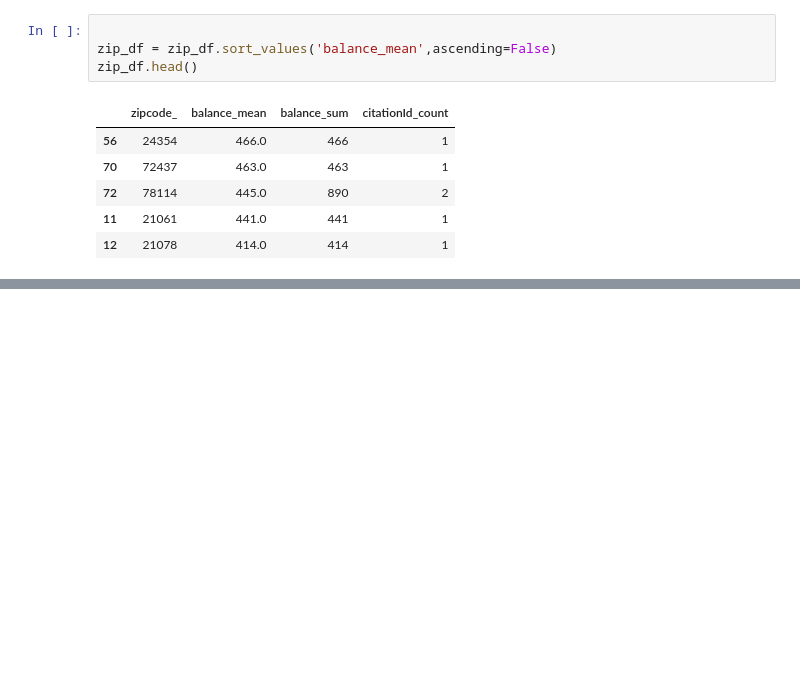
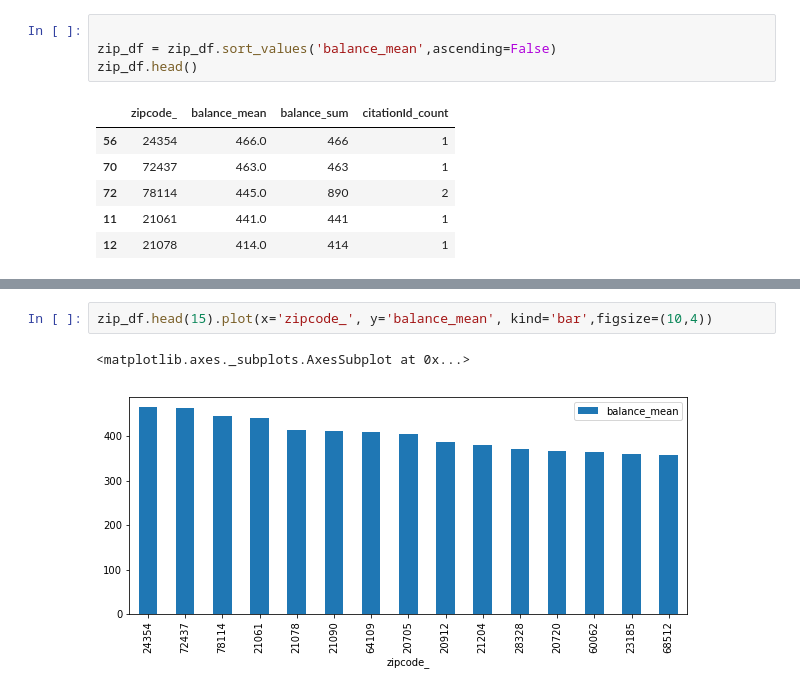
Before and after one commit to WildTeamTwo/baltimore, a Jupyter notebook: camera/parkingTicketPOC.ipynb, the cells around one changed output, grey strips where cells are left out. Saved outputs shown, nothing was run; the diff lists cells and outputs as text; blank space fills up the shorter version.

```diff
--- a/camera/parkingTicketPOC.ipynb
+++ b/camera/parkingTicketPOC.ipynb
@@ -167,0 +168,5 @@ zip_df.plot(x='zipcode_', y='balance_mean', kind='bar',figsize=(10,4))
+# %%
+zip_df.head(15).plot(x='zipcode_', y='balance_mean', kind='bar',figsize=(10,4))
+# %% [output]
+<matplotlib.axes._subplots.AxesSubplot at 0x...>
+[figure, added]
```
Also changed, not shown: parts of 1 cell of this notebook.
